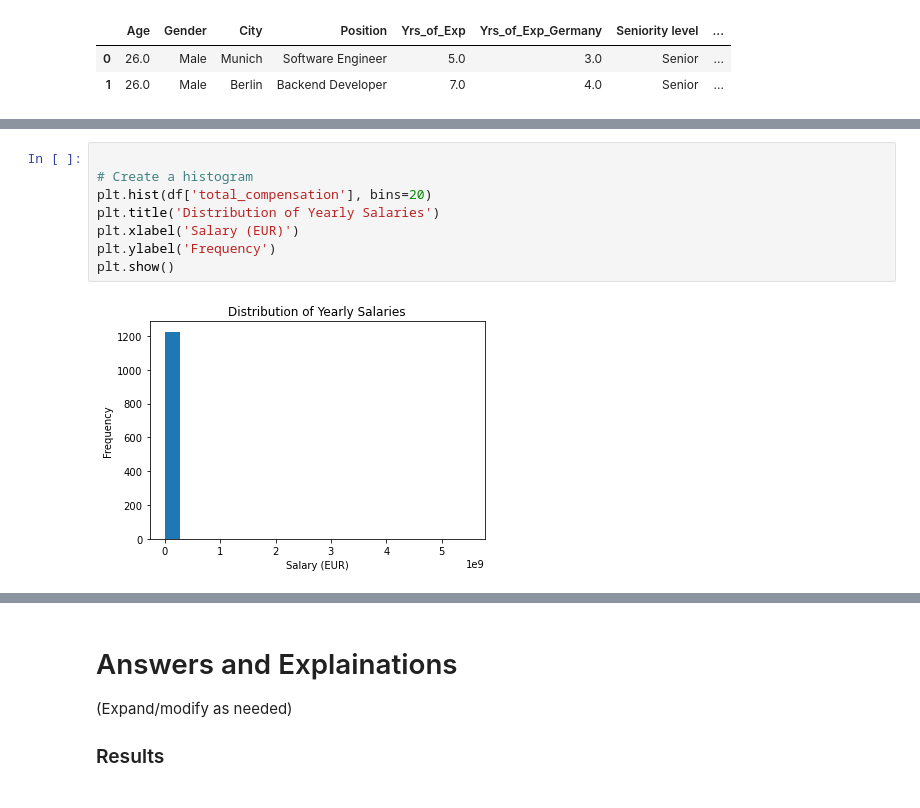
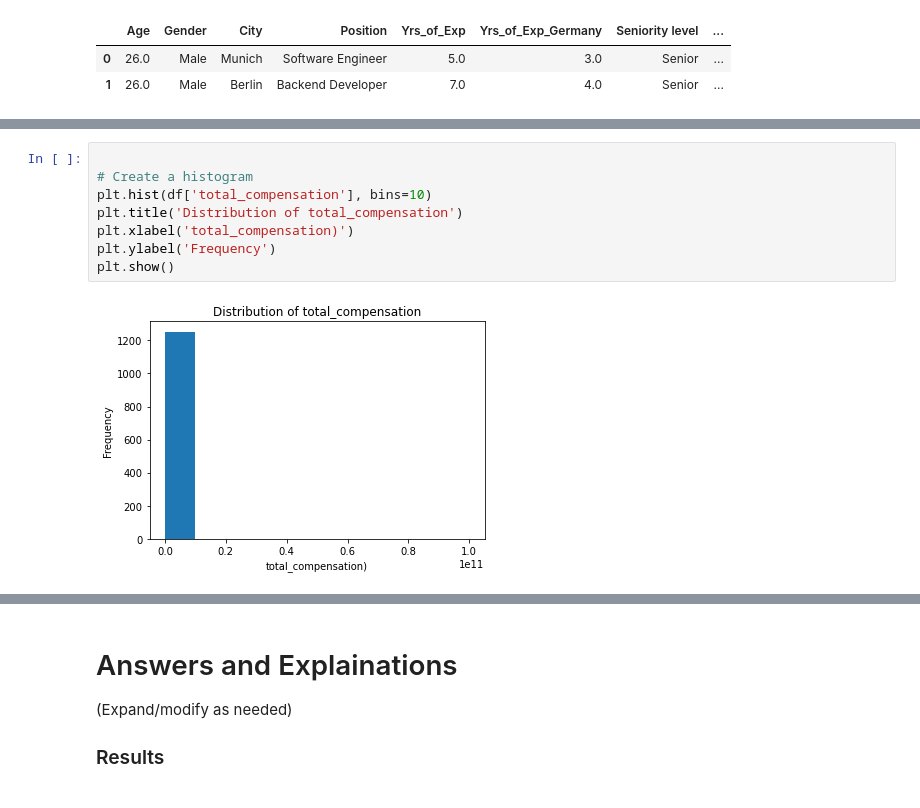
Before and after one commit to okohnkay/ItML_Asn_2_Students, a Jupyter notebook: assignment_2_start.ipynb, the cells around one changed output, grey strips where cells are left out. Saved outputs shown, nothing was run; the diff lists cells and outputs as text.

```diff
--- a/assignment_2_start.ipynb
+++ b/assignment_2_start.ipynb
@@ -330,13 +362,13 @@ plt.show()
 # %%
 
 # Create a histogram
-plt.hist(df['total_compensation'], bins=20)
-plt.title('Distribution of Yearly Salaries')
-plt.xlabel('Salary (EUR)')
+plt.hist(df['total_compensation'], bins=10)
+plt.title('Distribution of total_compensation')
+plt.xlabel('total_compensation)')
 plt.ylabel('Frequency')
 plt.show()
 # %% [output]
-[figure, old version]
+[figure, new version]
 # %%
 # Distribution of Gender
 plt.figure(figsize=(10, 8))
```
Also changed, not shown: parts of 21 cells of this notebook.
